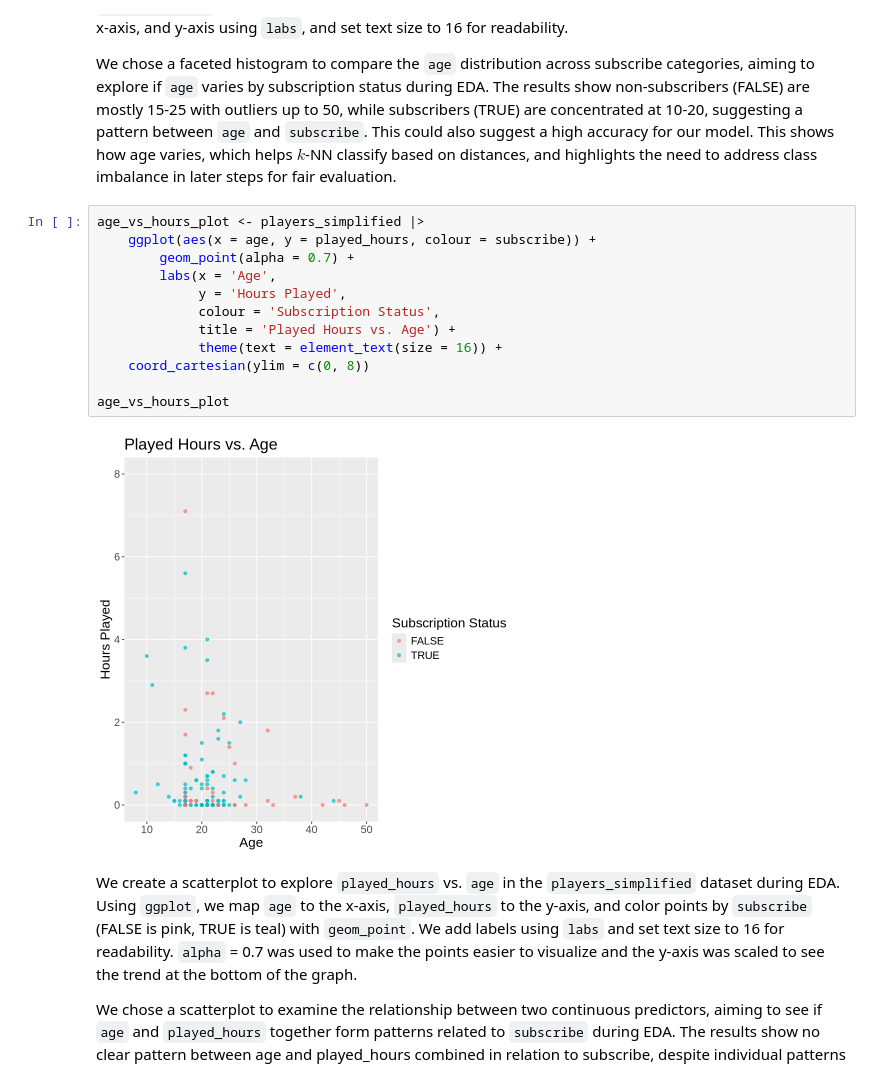
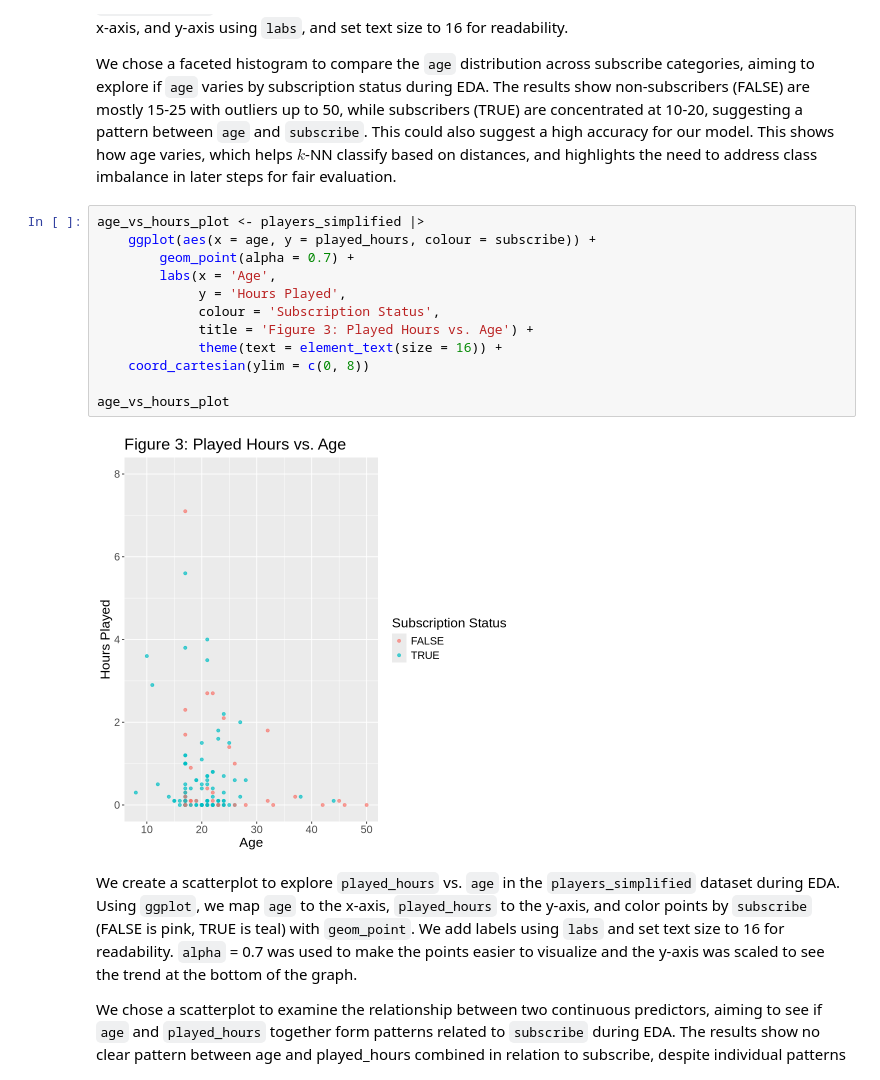
Before and after one commit to justin-pilson/dsci-100-project-2025w2-group-31, a Jupyter notebook: group-project-main-file.ipynb, the cells around one changed output. Cells and saved outputs as stored; diff of their text form.

```diff
--- a/group-project-main-file.ipynb
+++ b/group-project-main-file.ipynb
@@ -157,17 +157,17 @@ We chose a faceted histogram to compare the `age` distribution across subscribe
 # %%
 age_vs_hours_plot <- players_simplified |>
     ggplot(aes(x = age, y = played_hours, colour = subscribe)) +
         geom_point(alpha = 0.7) +
         labs(x = 'Age',
              y = 'Hours Played',
              colour = 'Subscription Status',
-             title = 'Played Hours vs. Age') +
+             title = 'Figure 3: Played Hours vs. Age') +
              theme(text = element_text(size = 16)) +
     coord_cartesian(ylim = c(0, 8))
 
 age_vs_hours_plot
 # %% [output]
-[figure, old version]
+[figure, new version]
 # %% [markdown]
 We create a scatterplot to explore `played_hours` vs. `age` in the `players_simplified` dataset during EDA. Using `ggplot`, we map `age` to the x-axis, `played_hours` to the y-axis, and color points by `subscribe` (FALSE is pink, TRUE is teal) with `geom_point`. We add labels using `labs` and set text size to 16 for readability. `alpha` = 0.7 was used to make the points easier to visualize and the y-axis was scaled to see the trend at the bottom of the graph.
 
```
Also changed, not shown: parts of 3 cells of this notebook.
